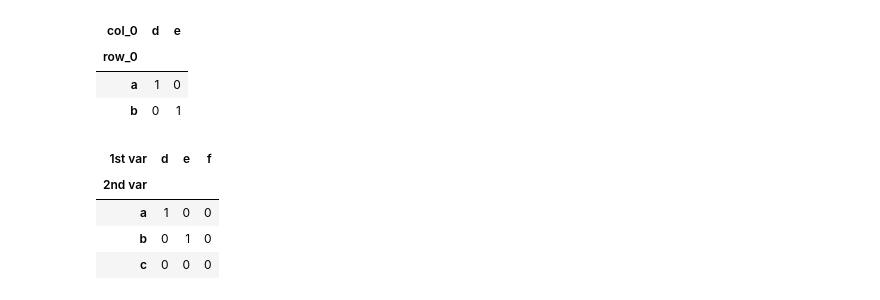
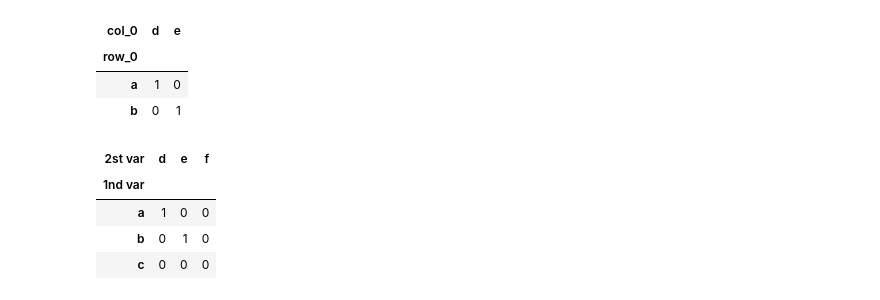
Before and after one commit to datawhalechina/joyful-pandas, a Jupyter notebook: 参考答案.ipynb, the cells around one changed output. Saved outputs shown, nothing was run; the diff lists cells and outputs as text; code cells hidden in the pictures.

```diff
--- a/参考答案.ipynb
+++ b/参考答案.ipynb
@@ -942,16 +942,16 @@ pd.crosstab(foo, bar)
 # %%
 def my_crosstab(foo,bar):
     num = len(foo)
-    s1 = pd.Series([i for i in list(foo.categories.union(set(foo)))],name='2nd var')
+    s1 = pd.Series([i for i in list(foo.categories.union(set(foo)))],name='1nd var')
     s2 = [i for i in list(bar.categories.union(set(bar)))]
     df = pd.DataFrame({i:[0]*len(s1) for i in s2},index=s1)
     for i in range(num):
         df.at[foo[i],bar[i]] += 1
-    return df.rename_axis('1st var',axis=1)
+    return df.rename_axis('2st var',axis=1)
 my_crosstab(foo,bar)
 # %% [output]
-| 1st var | d | e | f |
-| 2nd var |  |  |  |
+| 2st var | d | e | f |
+| 1nd var |  |  |  |
 | a | 1 | 0 | 0 |
 | b | 0 | 1 | 0 |
 | c | 0 | 0 | 0 |
```
Also changed, not shown: parts of 22 cells of this notebook, 4 other files.
